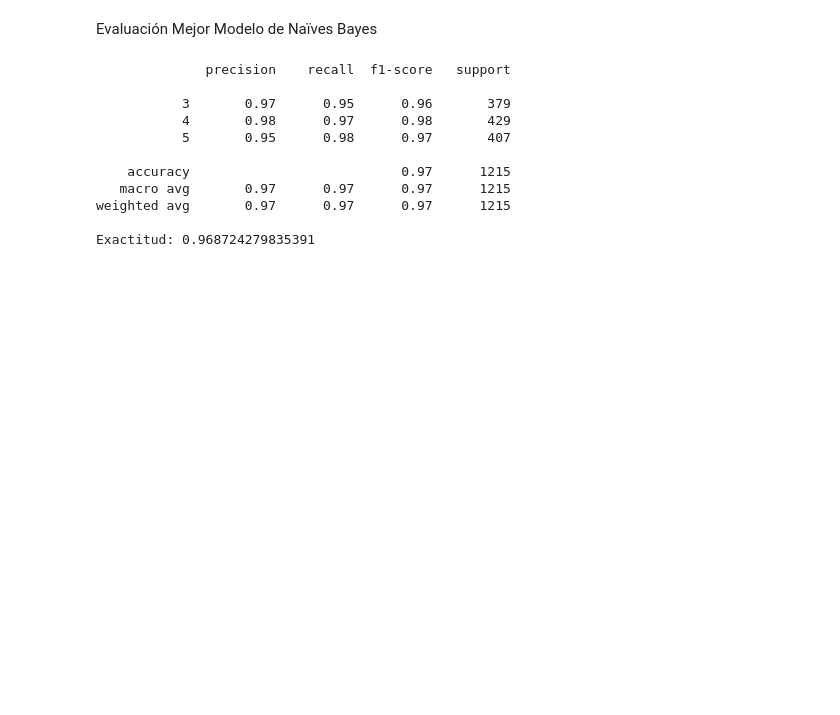
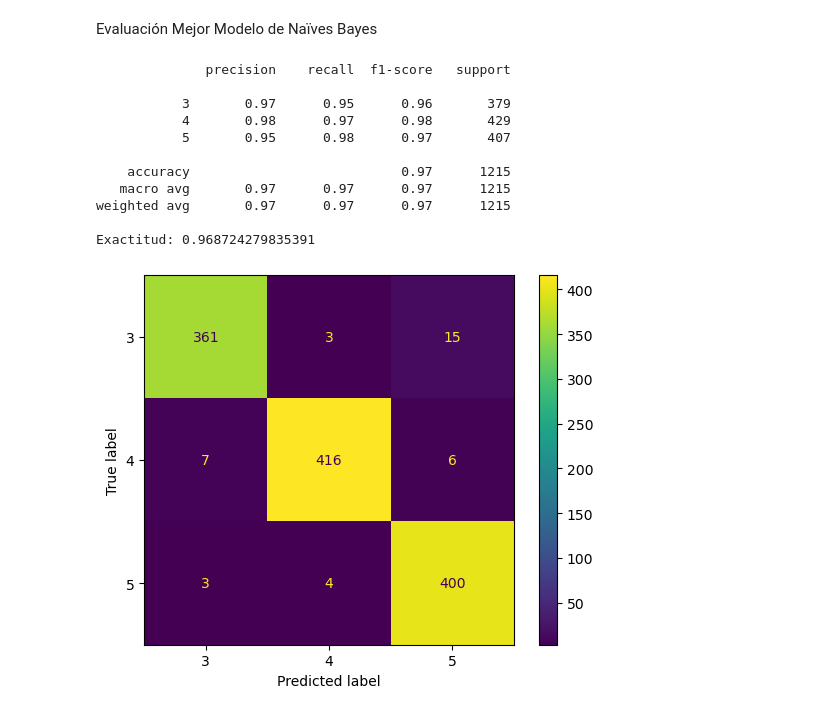
Before and after one commit to mafedelahoz/ProyBI, a Jupyter notebook: Proy.ipynb, the cells around one changed output. Cells and saved outputs as stored; diff of their text form; code cells hidden in the pictures; blank space fills up the shorter version.

Commit message:
gráfico matriz NB

```diff
--- a/Proy.ipynb
+++ b/Proy.ipynb
@@ -355,23 +355,26 @@ Evaluación Mejor Modelo de Naïves Bayes
 # %%
 y_pred = best_NB.predict(x_validation)
 matriz_confusionNB = confusion_matrix(y_validation, y_pred, labels=best_NB.classes_)
+matrix_display_NB = ConfusionMatrixDisplay(confusion_matrix=matriz_confusionNB, display_labels=best_NB.classes_)
+matrix_display_NB.plot()
+
 report = classification_report(y_validation, y_pred)
-
 grid_searchNB.best_params_, report
-print(classification_report(y_validation, y_pred))
+print(report)
 print(f"Exactitud: {accuracy_score(y_validation, y_pred)}")
 #print(f"Precisión: {precision_score(y_validation, y_pred)}")
 #print(f"Recall: {recall_score(y_validation, y_pred)}")
 #print(f"Puntuación F1: {f1_score(y_validation, y_pred)}")
 # %% [output]
               precision    recall  f1-score   support
 
            3       0.97      0.95      0.96       379
            4       0.98      0.97      0.98       429
            5       0.95      0.98      0.97       407
 
     accuracy                           0.97      1215
    macro avg       0.97      0.97      0.97      1215
 weighted avg       0.97      0.97      0.97      1215
 
 Exactitud: 0.968724279835391
+[figure, added]
```
